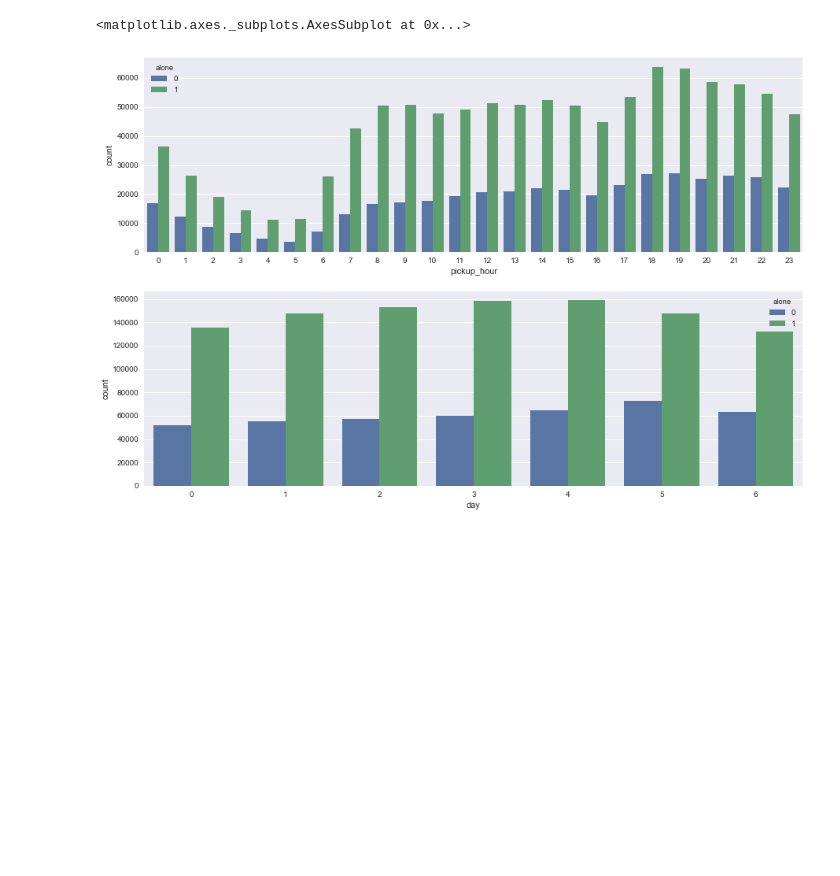
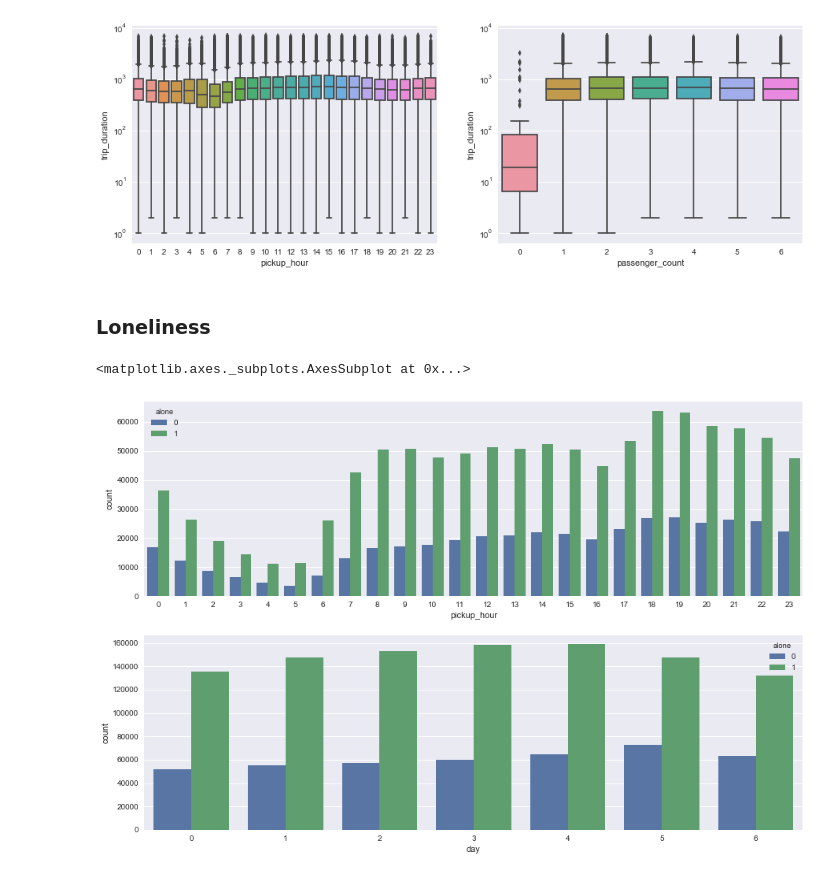
Before and after one commit to alexattia/Data-Science-Projects, a Jupyter notebook: KaggleTaxiTrip/Exploring the dataset.ipynb, the cells around one changed output. Saved outputs shown, nothing was run; the diff lists cells and outputs as text; code cells hidden in the pictures; blank space fills up the shorter version.

```diff
--- a/KaggleTaxiTrip/Exploring the dataset.ipynb
+++ b/KaggleTaxiTrip/Exploring the dataset.ipynb
@@ -71 +84,12 @@ ax[2, 1].set_title('Travel time distribution during the week')
+# %%
+f, ax = plt.subplots(ncols=2, figsize=(15,5))
+sns.boxplot(x='pickup_hour', y='trip_duration', data=train[train.trip_duration < 2*3600], ax = ax[0])
+sns.boxplot(x='passenger_count', y='trip_duration', data=train[(train.trip_duration < 2*3600) &
+                                                               (train.passenger_count < 7)], ax = ax[1])
+ax[1].set_yscale('log')
+ax[0].set_yscale('log')
+# %% [output]
+[figure, added]
+# %% [markdown]
+### Loneliness
 # %%
```
Also changed, not shown: parts of 28 cells of this notebook, 1 other file.
